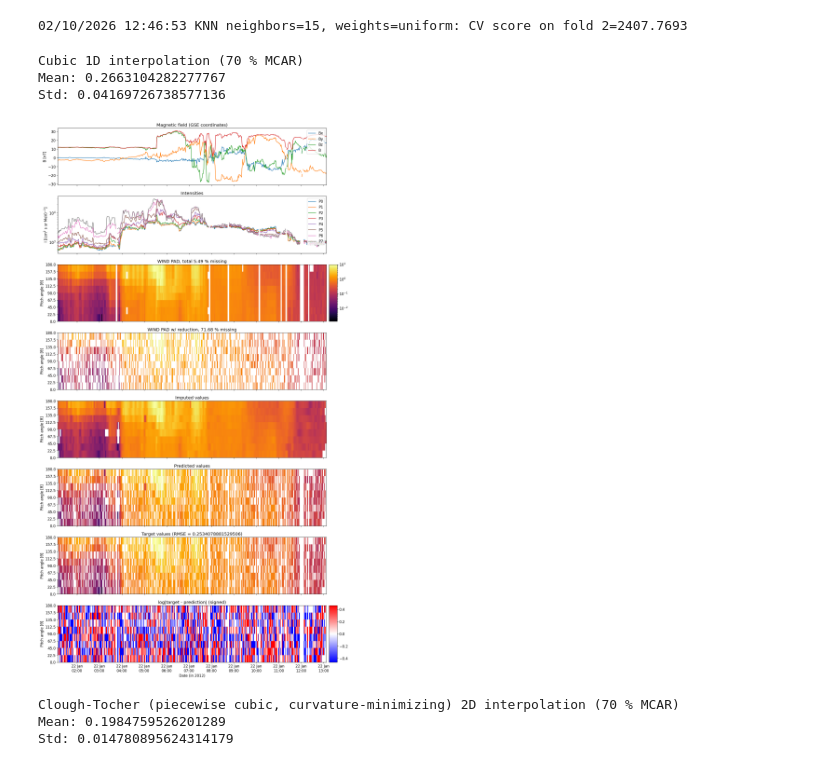
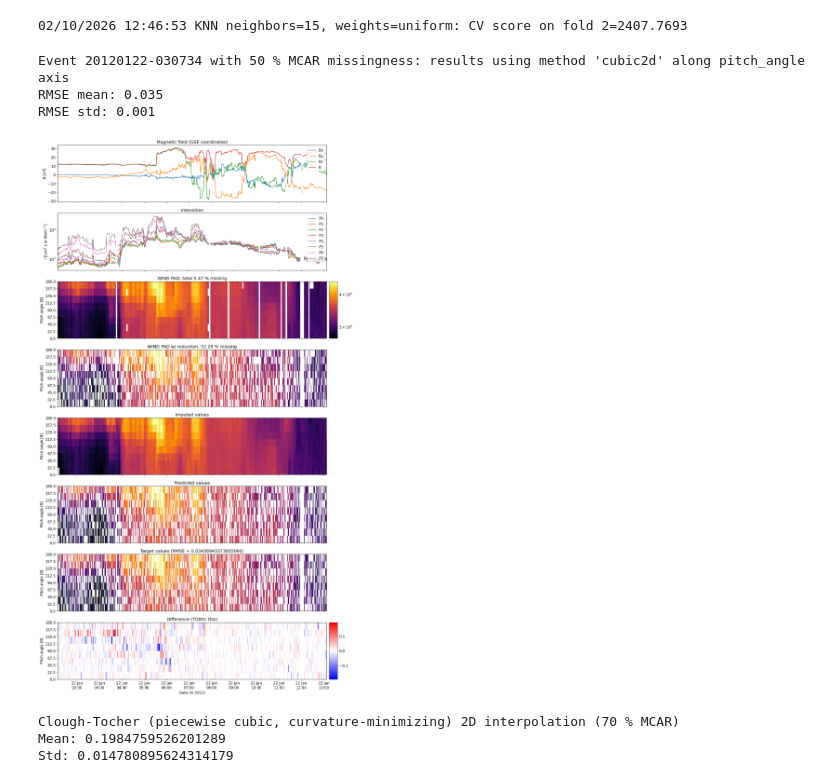
Before and after one commit to ojsant/gradu, a Jupyter notebook: pad_imputation.ipynb, the cells around one changed output. Cells and saved outputs as stored; diff of their text form; code cells hidden in the pictures.

```diff
--- a/pad_imputation.ipynb
+++ b/pad_imputation.ipynb
@@ -38,18 +36,25 @@ wind = WindConstants()
 # %% [markdown]
 ### Simple imputation strategies: row/column mean, average of forward and backward fill, linear interpolation, KNN without train-test split
 # %%
-import subprocess
+results_path = Path(".") / "minmax_scaled_results"
+results_path.mkdir(exist_ok=True)
+
 imputer = PADImputer(wind)
 
-miss_pcts = np.arange(10, 80, 5)
+miss_pcts = np.arange(10, 81, 10)
 
 events = pd.read_csv("events.csv")
 for event_no in range(len(events)):
     event_key = events.values[event_no][0]
-    if event_key.split("-")[0] < "20121007":
-        continue
-    for method, miss_pct in product(["fill_average", "interp", "cubic"], miss_pcts):
-        rc = subprocess.run(("python3", "analysis.py", event_key, method, "time", str(miss_pct)))
+    if event_key.split("-")[0] > "20120930":
+        break
+    for method, axis, miss_pct in product(["fill_average", "interp"], ["time", "pitch_angle"], miss_pcts):
+        imputer.axis = 0 if axis == "time" else 1
+        imputer.method = method
+        imputer.run_analysis(event_key, miss_pct, repeats=50, scale="min_max",
+                             fname=f"{event_key}_{imputer.method}_axis{imputer.axis}_{miss_pct}pct",
+                             file_path=file_path, results_path=results_path,
+                             show_plot=False, save_plot=False)
     clear_output()
 # %%
 import matplotlib.pyplot as plt
@@ -245,22 +289,20 @@ for n in neighbors:
 # %% [output]
 02/10/2026 12:46:53 KNN neighbors=15, weights=uniform: CV score on fold 2=2407.7693
 # %%
-from aipad.pad_imputation import load_event_data, plot_results
-from scipy.interpolate import griddata
-
-
-
-
-imputer = PADImputer(method="cubic", axis=0, cubic_dim=1)
+sc = WindConstants()
+imputer = PADImputer(sc, method="cubic2d")
 repeats = 100
+miss_pct = 50
 with h5py.File(file_path, 'r') as hdf:
     event_list = list(hdf.keys())
-    run_analysis(imputer, file_path, results_path=)
+    event_key = event_list[1]
+    imputer.run_analysis(event_key, miss_pct, repeats, scale="log", save_plot=False, file_path=file_path,
+                         results_path=Path("."))
 # %% [output]
-Cubic 1D interpolation (70 % MCAR)
-Mean: 0.2663104282277767
-Std: 0.04169726738577136
+Event 20120122-030734 with 50 % MCAR missingness: results using method 'cubic2d' along pitch_angle axis
+RMSE mean: 0.035
+RMSE std: 0.001
-[figure, old version]
+[figure, new version]
 # %%
 from aipad.pad_imputation import load_event_data, plot_results
 from scipy.interpolate import griddata
```
Also changed, not shown: parts of 9 cells of this notebook, 3 other files.
